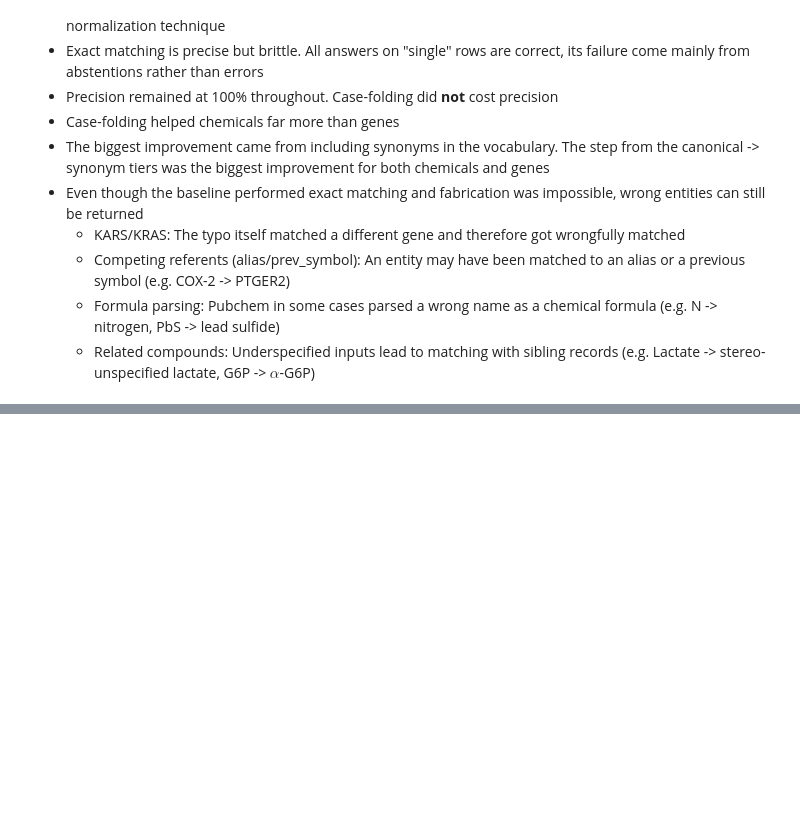
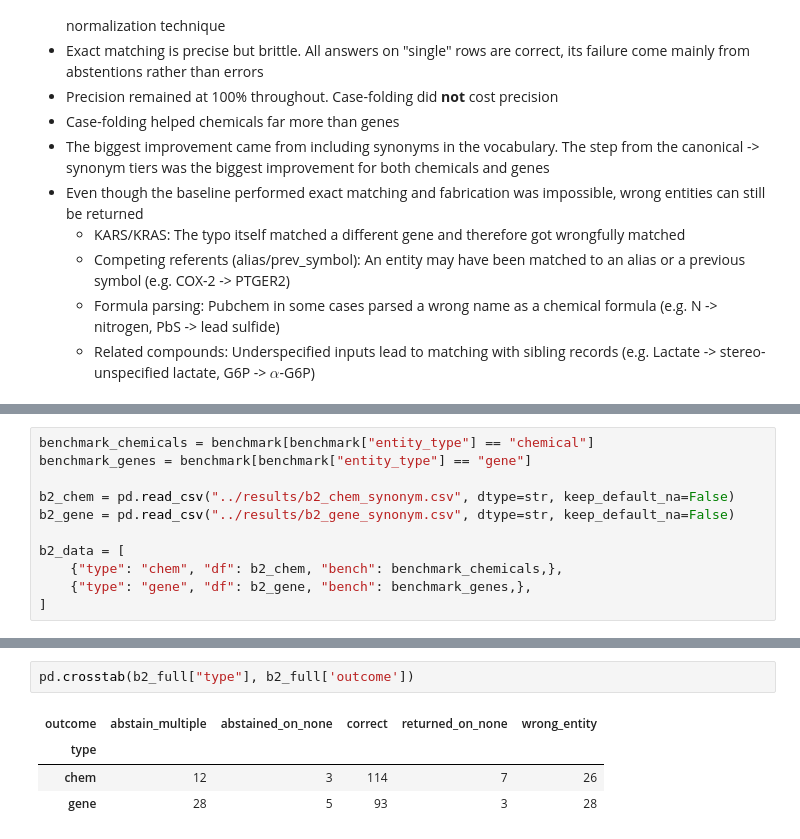
Before and after one commit to mathiashusted/local-entity-normalization, a Jupyter notebook: scripts/baseline/baseline_evaluation.ipynb, the cells around one changed output, grey strips where cells are left out. Cells and saved outputs as stored; diff of their text form; blank space fills up the shorter version.

```diff
--- a/scripts/baseline/baseline_evaluation.ipynb
+++ b/scripts/baseline/baseline_evaluation.ipynb
@@ -322,0 +324,11 @@ Major findings about baseline B1:
+# %%
+benchmark_chemicals = benchmark[benchmark["entity_type"] == "chemical"]
+benchmark_genes = benchmark[benchmark["entity_type"] == "gene"]
+
+b2_chem = pd.read_csv("../results/b2_chem_synonym.csv", dtype=str, keep_default_na=False)
+b2_gene = pd.read_csv("../results/b2_gene_synonym.csv", dtype=str, keep_default_na=False)
+
+b2_data = [
+    {"type": "chem", "df": b2_chem, "bench": benchmark_chemicals,},
+    {"type": "gene", "df": b2_gene, "bench": benchmark_genes,},
+]
@@ -322,0 +381,7 @@ Major findings about baseline B1:
+# %%
+pd.crosstab(b2_full["type"], b2_full['outcome'])
+# %% [output]
+| outcome | abstain_multiple | abstained_on_none | correct | returned_on_none | wrong_entity |
+| type |  |  |  |  |  |
+| chem | 12 | 3 | 114 | 7 | 26 |
+| gene | 28 | 5 | 93 | 3 | 28 |
```
Also changed, not shown: parts of 12 cells of this notebook, 7 other files.
